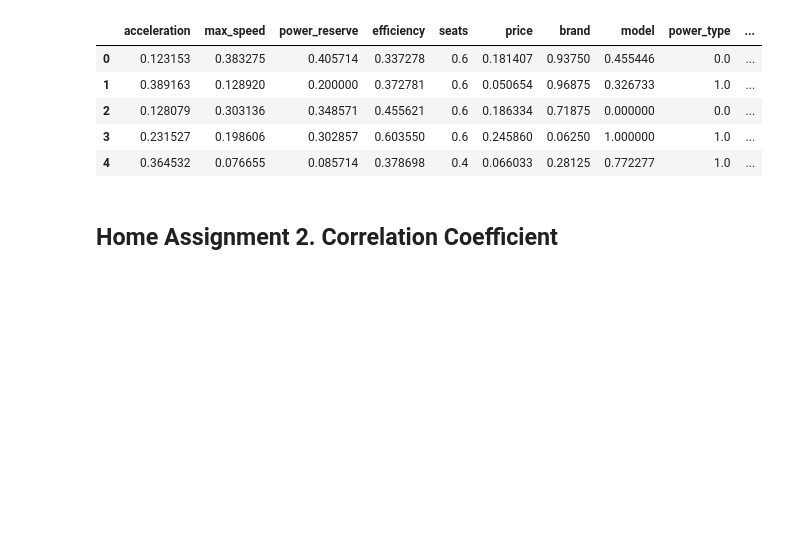
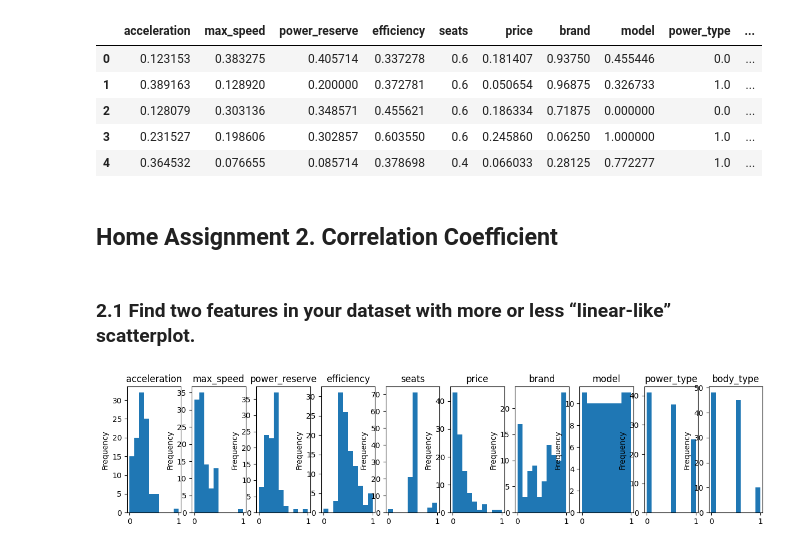
Before and after one commit to tursunovJr/eCars, a Jupyter notebook: eCars.ipynb, the cells around one changed output. Cells and saved outputs as stored; diff of their text form; code cells hidden in the pictures; blank space fills up the shorter version.

```diff
--- a/eCars.ipynb
+++ b/eCars.ipynb
@@ -128,3 +129,17 @@ dataset.head()
 | 4 | 0.364532 | 0.076655 | 0.085714 | 0.378698 | 0.4 | 0.066033 | 0.28125 | 0.772277 | 1.0 | ... |
 # %% [markdown]
 ## Home Assignment 2. Correlation Coefficient
+# %% [markdown]
+### 2.1 Find two features in your dataset with more or less “linear-like” scatterplot.
+# %%
+# Create a linear view of plots in a single row
+fig, axes = plt.subplots(1, len(dataset.columns), figsize=(15, 3))  # Adjust the 'figsize' as needed
+
+# Loop through each column and create a plot
+for i, column in enumerate(dataset.columns):
+    dataset[column].plot(kind='hist', ax=axes[i])  # Adjust 'kind' as needed
+    axes[i].set_title(column)
+
+plt.show()  # Display the linear view of plots
+# %% [output]
+[figure, added]
```
Also changed, not shown: parts of 21 cells of this notebook.
